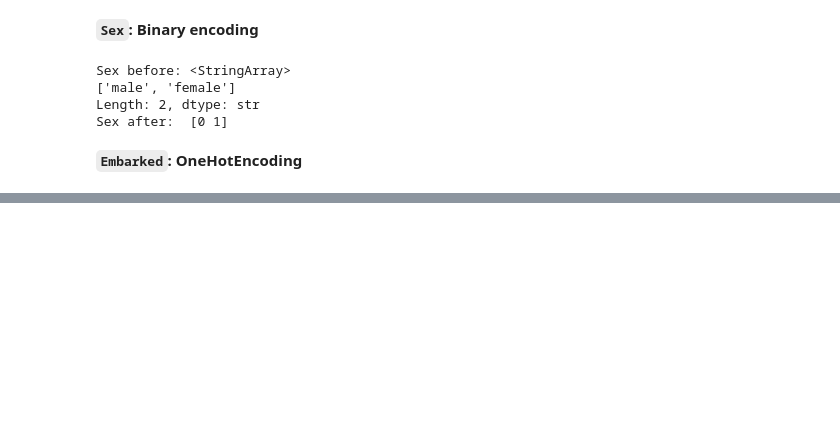
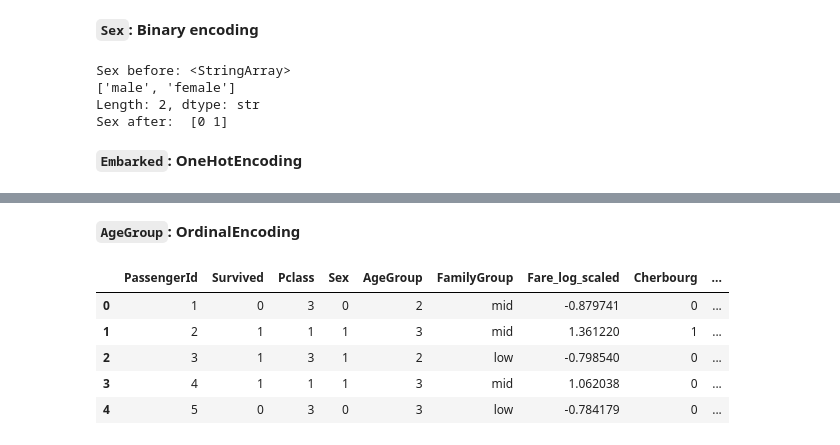
Before and after one commit to helben2002/TitanicCapstoneProject, a Jupyter notebook: ml/notebooks/ayda.ipynb, the cells around one changed output, grey strips where cells are left out. Drawn from its saved outputs; the diff is of its cells as text; code cells hidden in the pictures; blank space fills up the shorter version.

```diff
--- a/ml/notebooks/ayda.ipynb
+++ b/ml/notebooks/ayda.ipynb
@@ -489,0 +490,14 @@ new_df.head()
+# %% [markdown]
+**`AgeGroup`: OrdinalEncoding**
+# %%
+age_map = {"child": 0, "teenager": 1, "young_adult": 2, "adult": 3, "senior": 4}
+new_df["AgeGroup"] = new_df["AgeGroup"].map(age_map)
+
+new_df.head()
+# %% [output]
+|  | PassengerId | Survived | Pclass | Sex | AgeGroup | FamilyGroup | Fare_log_scaled | Cherbourg | ... |
+| 0 | 1 | 0 | 3 | 0 | 2 | mid | -0.879741 | 0 | ... |
+| 1 | 2 | 1 | 1 | 1 | 3 | mid | 1.361220 | 1 | ... |
+| 2 | 3 | 1 | 3 | 1 | 2 | low | -0.798540 | 0 | ... |
+| 3 | 4 | 1 | 1 | 1 | 3 | mid | 1.062038 | 0 | ... |
+| 4 | 5 | 0 | 3 | 0 | 3 | low | -0.784179 | 0 | ... |
```
Also changed, not shown: parts of 2 cells of this notebook.
